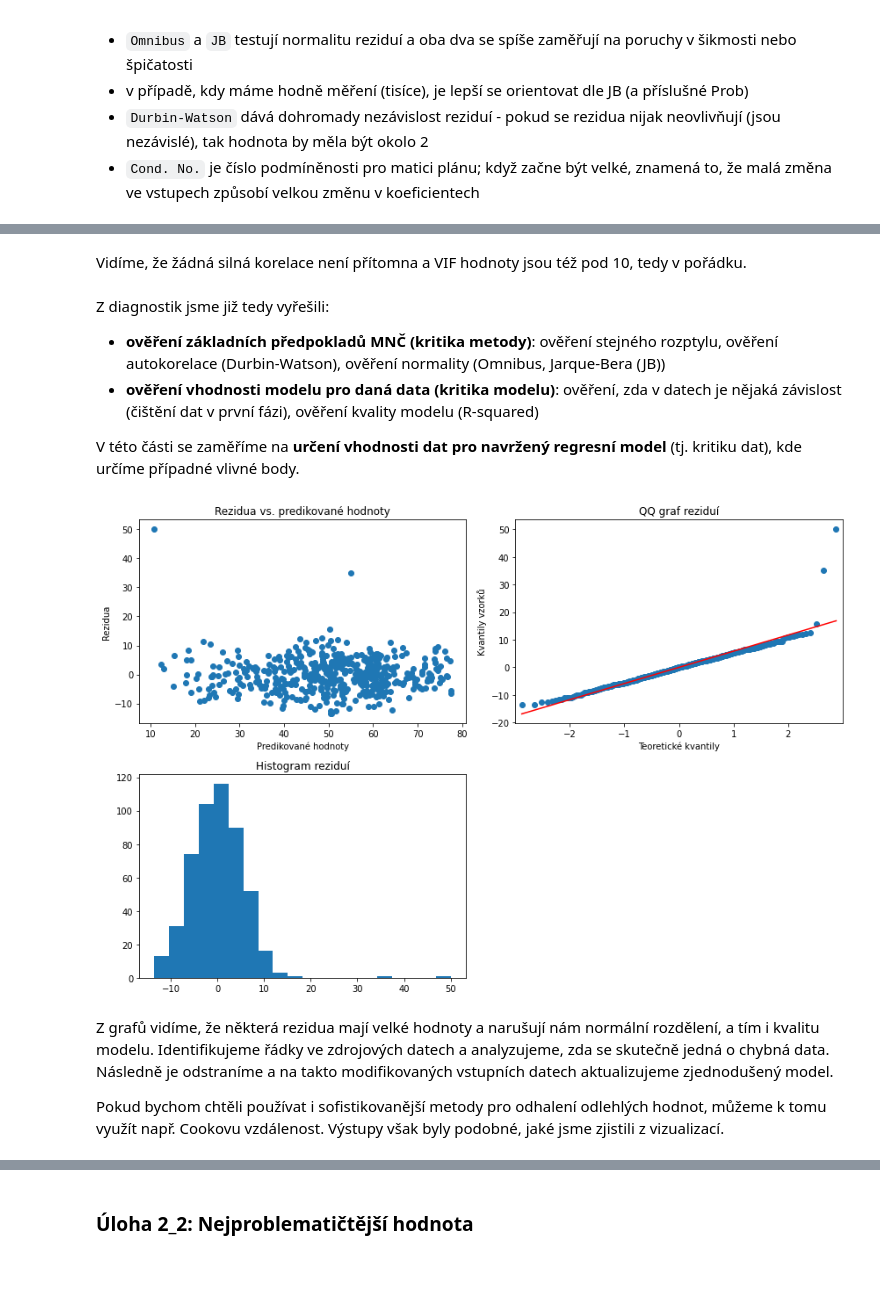
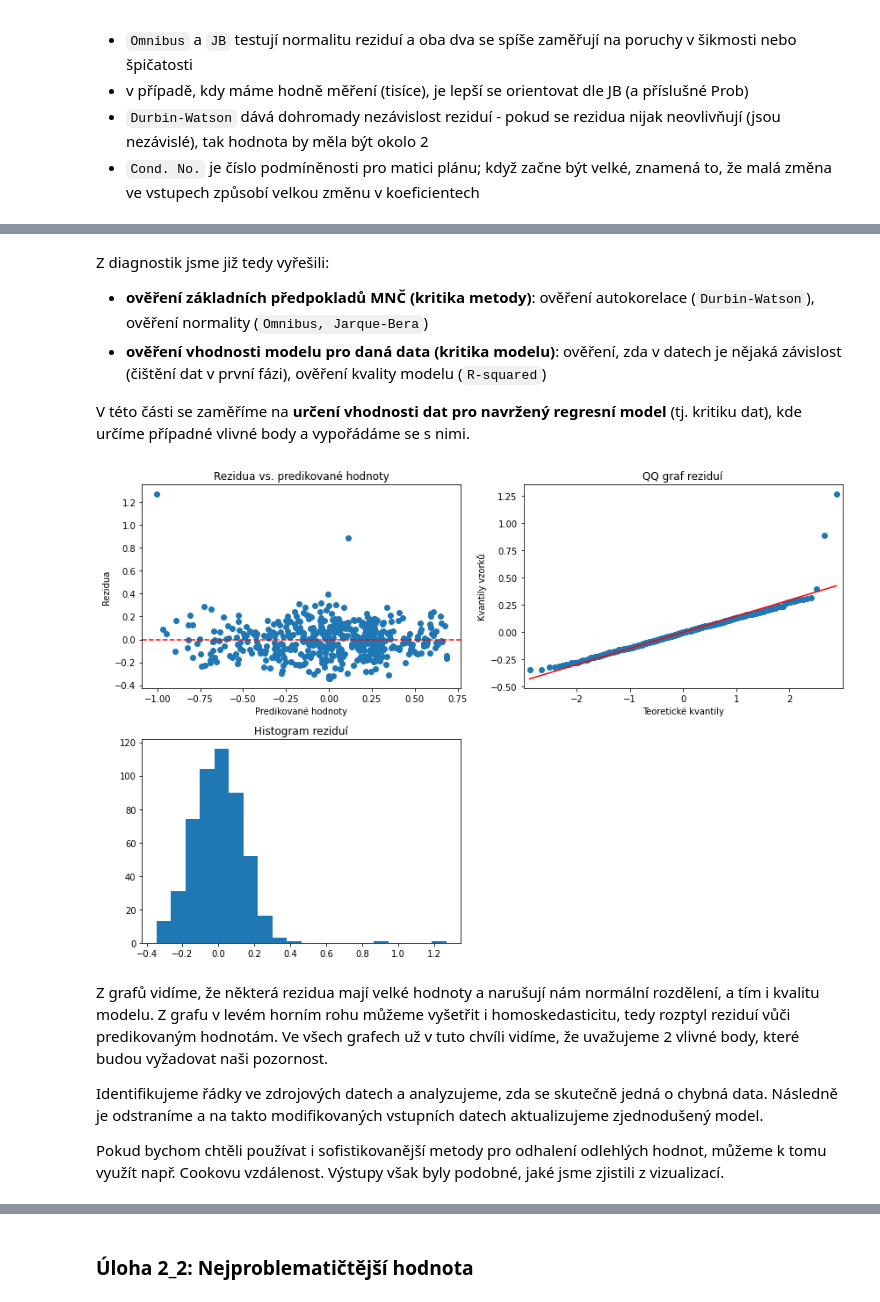
Before and after one commit to Filda99/FIT-MSP, a Jupyter notebook: Proj2/msp_proj2.ipynb, the cells around one changed output, grey strips where cells are left out. Drawn from its saved outputs; the diff is of its cells as text; code cells hidden in the pictures; blank space fills up the shorter version.

```diff
--- a/Proj2/msp_proj2.ipynb
+++ b/Proj2/msp_proj2.ipynb
@@ -415,21 +416,8 @@ Pro postupné zjednodušení modelu vynecháme vždy ten parametr, u kterého js
 # %%
 # https://www.statsmodels.org/stable/example_formulas.html
 # https://stackoverflow.com/questions/55738056/using-categorical-variables-in-statsmodels-ols-class
-# dummy variables pro OS sloupec (one-hot encoding) + prejmenovani (pro zjednoduseni prace)
+# dummy variables pro OS sloupec (one-hot encoding)
 data_task2 = pd.get_dummies(data_task2, columns=['OSType']).astype(float)
-# rename columns Android, iOS, Windows, MacOS to Android, iOS, Windows, MacOS
+# prejmenovani (pro zjednoduseni prace)
 data_task2 = data_task2.rename(columns={'OSType_Android': 'Android', 'OSType_iOS': 'iOS', 'OSType_Windows': 'Windows', 'OSType_MacOS': 'MacOS'})
-
-# standardizace dat do rozsahu hodnot <-1,1>
-# https://stackoverflow.com/questions/26414913/normalize-columns-of-pandas-data-frame
-# min_value = data_task2.drop(['Ping'], axis=1).min(axis=0)
-# max_value = data_task2.drop(['Ping'], axis=1).max(axis=0)
-# data_task2 = (data_task2-min_value)/(max_value-min_value)*2-1
-
-min_values = data_task2.drop(['Ping'], axis=1).min(axis=0)
-max_values = data_task2.drop(['Ping'], axis=1).max(axis=0)
-y_prediction_col =  data_task2.columns.drop('Ping')
-data_task2[y_prediction_col] = (data_task2[y_prediction_col]-min_values)/(max_values - min_values)*2-1
-
-# dalsi moznost normalizace
-# dfS['ActiveUsers']=(dfS['ActiveUsers']-dfS['ActiveUsers'].mean())/dfS['ActiveUsers'].std() #odečti průměr a poděl směrodatnou odchylkou
+data_task2.head()
@@ -483,0 +526,11 @@ Ze souhrnu můžeme vyčíst:
+# %%
+# standardizace dat do rozsahu hodnot <-1,1>
+# https://stackoverflow.com/questions/26414913/normalize-columns-of-pandas-data-frame
+data_task2_original = data_task2.copy() # kopie puvodnich dat, abychom mohli pozdeji denormalizovat
+min_values = data_task2.min(axis=0)
+max_values = data_task2.max(axis=0)
+data_task2 = -1+2*((data_task2-min_values)/(max_values - min_values))
+data_task2.head()
+
+# dalsi moznost normalizace
+# dfS['ActiveUsers']=(dfS['ActiveUsers']-dfS['ActiveUsers'].mean())/dfS['ActiveUsers'].std() #odečti průměr a poděl směrodatnou odchylkou
@@ -653,44 +716,44 @@ I(ActiveUsers * ActiveUsers)  1.138708
-# %% [markdown]
-Vidíme, že žádná silná korelace není přítomna a VIF hodnoty jsou též pod 10, tedy v pořádku.
 # %% [markdown]
 Z diagnostik jsme již tedy vyřešili:
 - **ověření základních předpokladů MNČ (kritika metody)**:
-ověření stejného rozptylu, ověření autokorelace (Durbin-Watson), ověření normality (Omnibus, Jarque-Bera (JB))
+ověření autokorelace (`Durbin-Watson`), ověření normality (`Omnibus, Jarque-Bera`)
 - **ověření vhodnosti modelu pro daná data (kritika modelu)**:
-ověření, zda v datech je nějaká závislost (čištění dat v první fázi), ověření kvality modelu (R-squared)
+ověření, zda v datech je nějaká závislost (čištění dat v první fázi), ověření kvality modelu (`R-squared`)
 
-V této části se zaměříme na **určení vhodnosti dat pro navržený regresní model** (tj. kritiku dat), kde určíme případné vlivné body.
+V této části se zaměříme na **určení vhodnosti dat pro navržený regresní model** (tj. kritiku dat), kde určíme případné vlivné body a vypořádáme se s nimi.
 # %%
 def plot_residuals():
     fig, axs = plt.subplots(2, 2, figsize=(12, 8))
 
-    # Residuals vs. Fitted Values
+    # Rezidua vs. predikovane hodnoty
     axs[0, 0].scatter(results.fittedvalues, results.resid)
+    axs[0, 0].axhline(y=0, color="red", linestyle="--")
     axs[0, 0].set_title('Rezidua vs. predikované hodnoty')
     axs[0, 0].set_xlabel('Predikované hodnoty')
     axs[0, 0].set_ylabel('Rezidua')
 
     # QQ graf rezidui
     sm.qqplot(results.resid, line='s', ax=axs[0, 1])
     axs[0, 1].set_title('QQ graf reziduí')
     axs[0, 1].set_xlabel('Teoretické kvantily')
     axs[0, 1].set_ylabel('Kvantily vzorků')
-
 
     # histogram rezidui
     axs[1, 0].hist(results.resid, bins=20)
     axs[1, 0].set_title('Histogram reziduí')
 
     # odstraneni prazdneho subplotu
     fig.delaxes(axs[1, 1])
 
     plt.tight_layout()
     plt.show()
 
 plot_residuals()
 # %% [output]
-[figure, old version]
+[figure, new version]
 # %% [markdown]
-Z grafů vidíme, že některá rezidua mají velké hodnoty a narušují nám normální rozdělení, a tím i kvalitu modelu. Identifikujeme řádky ve zdrojových datech a analyzujeme, zda se skutečně jedná o chybná data. Následně je odstraníme a na takto modifikovaných vstupních datech aktualizujeme zjednodušený model.
+Z grafů vidíme, že některá rezidua mají velké hodnoty a narušují nám normální rozdělení, a tím i kvalitu modelu. Z grafu v levém horním rohu můžeme vyšetřit i homoskedasticitu, tedy rozptyl reziduí vůči predikovaným hodnotám. Ve všech grafech už v tuto chvíli vidíme, že uvažujeme 2 vlivné body, které budou vyžadovat naši pozornost.
+
+Identifikujeme řádky ve zdrojových datech a analyzujeme, zda se skutečně jedná o chybná data. Následně je odstraníme a na takto modifikovaných vstupních datech aktualizujeme zjednodušený model.
 
 Pokud bychom chtěli používat i sofistikovanější metody pro odhalení odlehlých hodnot, můžeme k tomu využít např. Cookovu vzdálenost. Výstupy však byly podobné, jaké jsme zjistili z vizualizací.
```
Also changed, not shown: parts of 47 cells of this notebook.
